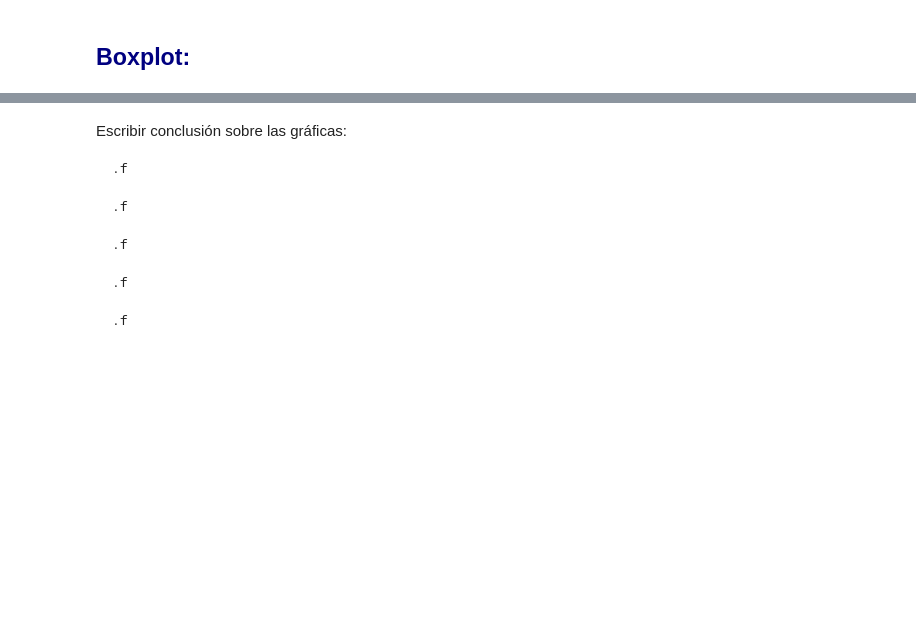
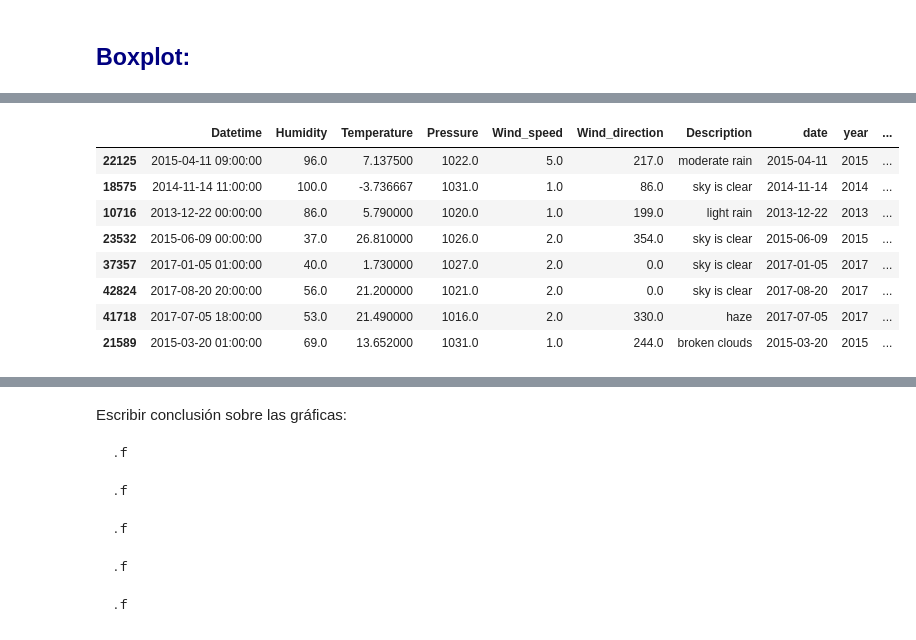
Before and after one commit to PintorOD1997/ProyectoConjunto_LandaverdeI_PintorD, a Jupyter notebook: ProyectoModulo1_OchoaD_MercadoI.ipynb, the cells around one changed output, grey strips where cells are left out. Saved outputs shown, nothing was run; the diff lists cells and outputs as text; code cells hidden in the pictures; blank space fills up the shorter version.

```diff
--- a/ProyectoModulo1_OchoaD_MercadoI.ipynb
+++ b/ProyectoModulo1_OchoaD_MercadoI.ipynb
@@ -651,3 +675,30 @@ tabla2.sample(2)
+# %%
+primavera = lambda x: True if (x == 3 or x == 4 or x == 5) else False
+verano = lambda x: True if (x == 6 or x == 7 or x == 8) else False
+otono = lambda x: True if (x == 9 or x == 10 or x == 11) else False
+invierno = lambda x: True if (x == 1 or x == 2 or x == 12) else False
+temp = 0
+for i in range(len(tabla2["month"])):
+    temp = tabla2["month"][i]
+    if primavera(temp):
+        tabla2["season"][i] = 1
+    elif verano(temp):
+        tabla2["season"][i] = 2
+    elif otono(temp):
+        tabla2["season"][i] = 3
+    elif invierno(temp):
+        tabla2["season"][i] = 4
+tabla2.sample(8)
+# %% [output]
+|  | Datetime | Humidity | Temperature | Pressure | Wind_speed | Wind_direction | Description | date | year | ... |
+| 22125 | 2015-04-11 09:00:00 | 96.0 | 7.137500 | 1022.0 | 5.0 | 217.0 | moderate rain | 2015-04-11 | 2015 | ... |
+| 18575 | 2014-11-14 11:00:00 | 100.0 | -3.736667 | 1031.0 | 1.0 | 86.0 | sky is clear | 2014-11-14 | 2014 | ... |
+| 10716 | 2013-12-22 00:00:00 | 86.0 | 5.790000 | 1020.0 | 1.0 | 199.0 | light rain | 2013-12-22 | 2013 | ... |
+| 23532 | 2015-06-09 00:00:00 | 37.0 | 26.810000 | 1026.0 | 2.0 | 354.0 | sky is clear | 2015-06-09 | 2015 | ... |
+| 37357 | 2017-01-05 01:00:00 | 40.0 | 1.730000 | 1027.0 | 2.0 | 0.0 | sky is clear | 2017-01-05 | 2017 | ... |
+| 42824 | 2017-08-20 20:00:00 | 56.0 | 21.200000 | 1021.0 | 2.0 | 0.0 | sky is clear | 2017-08-20 | 2017 | ... |
+| 41718 | 2017-07-05 18:00:00 | 53.0 | 21.490000 | 1016.0 | 2.0 | 330.0 | haze | 2017-07-05 | 2017 | ... |
+| 21589 | 2015-03-20 01:00:00 | 69.0 | 13.652000 | 1031.0 | 1.0 | 244.0 | broken clouds | 2015-03-20 | 2015 | ... |
 # %%
 #Boxplot por estación:
 plt.figure(figsize=(10,10))
```
Also changed, not shown: parts of 20 cells of this notebook.
